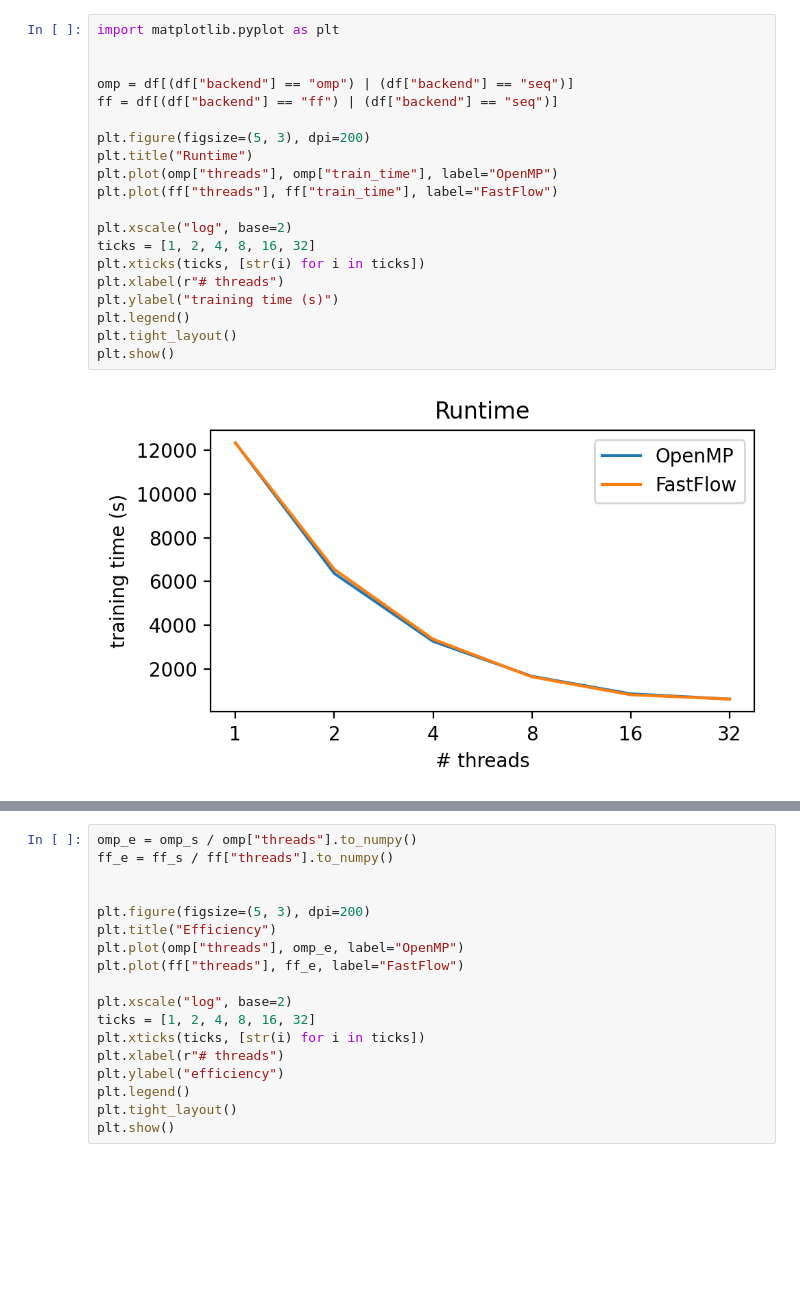
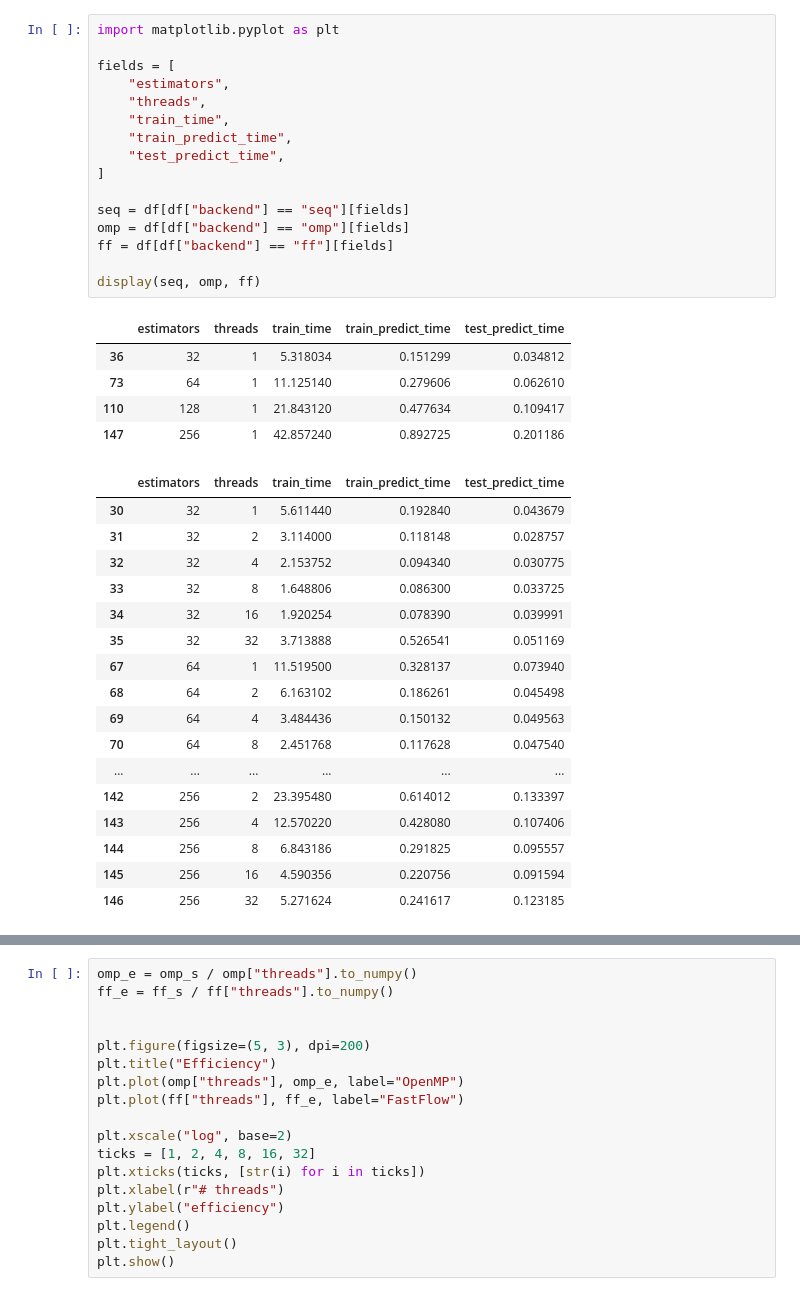
Before and after one commit to FedericoBustaffa/random_forest, a Jupyter notebook: notebooks/analysis.ipynb, the cells around one changed output, grey strips where cells are left out. Saved outputs shown, nothing was run; the diff lists cells and outputs as text; blank space fills up the shorter version.

```diff
--- a/notebooks/analysis.ipynb
+++ b/notebooks/analysis.ipynb
@@ -43,22 +30,39 @@ df
 # %%
 import matplotlib.pyplot as plt
 
+fields = [
+    "estimators",
+    "threads",
+    "train_time",
+    "train_predict_time",
+    "test_predict_time",
+]
 
-omp = df[(df["backend"] == "omp") | (df["backend"] == "seq")]
-ff = df[(df["backend"] == "ff") | (df["backend"] == "seq")]
+seq = df[df["backend"] == "seq"][fields]
+omp = df[df["backend"] == "omp"][fields]
+ff = df[df["backend"] == "ff"][fields]
 
-plt.figure(figsize=(5, 3), dpi=200)
-plt.title("Runtime")
-plt.plot(omp["threads"], omp["train_time"], label="OpenMP")
-plt.plot(ff["threads"], ff["train_time"], label="FastFlow")
-
-plt.xscale("log", base=2)
-ticks = [1, 2, 4, 8, 16, 32]
-plt.xticks(ticks, [str(i) for i in ticks])
-plt.xlabel(r"# threads")
-plt.ylabel("training time (s)")
-plt.legend()
-plt.tight_layout()
-plt.show()
+display(seq, omp, ff)
 # %% [output]
-[figure, removed]
+|  | estimators | threads | train_time | train_predict_time | test_predict_time |
+| 36 | 32 | 1 | 5.318034 | 0.151299 | 0.034812 |
+| 73 | 64 | 1 | 11.125140 | 0.279606 | 0.062610 |
+| 110 | 128 | 1 | 21.843120 | 0.477634 | 0.109417 |
+| 147 | 256 | 1 | 42.857240 | 0.892725 | 0.201186 |
+|  | estimators | threads | train_time | train_predict_time | test_predict_time |
+| 30 | 32 | 1 | 5.611440 | 0.192840 | 0.043679 |
+| 31 | 32 | 2 | 3.114000 | 0.118148 | 0.028757 |
+| 32 | 32 | 4 | 2.153752 | 0.094340 | 0.030775 |
+| 33 | 32 | 8 | 1.648806 | 0.086300 | 0.033725 |
+| 34 | 32 | 16 | 1.920254 | 0.078390 | 0.039991 |
+| 35 | 32 | 32 | 3.713888 | 0.526541 | 0.051169 |
+| 67 | 64 | 1 | 11.519500 | 0.328137 | 0.073940 |
+| 68 | 64 | 2 | 6.163102 | 0.186261 | 0.045498 |
+| 69 | 64 | 4 | 3.484436 | 0.150132 | 0.049563 |
+| 70 | 64 | 8 | 2.451768 | 0.117628 | 0.047540 |
+| ... | ... | ... | ... | ... | ... |
+| 142 | 256 | 2 | 23.395480 | 0.614012 | 0.133397 |
+| 143 | 256 | 4 | 12.570220 | 0.428080 | 0.107406 |
+| 144 | 256 | 8 | 6.843186 | 0.291825 | 0.095557 |
+| 145 | 256 | 16 | 4.590356 | 0.220756 | 0.091594 |
+| 146 | 256 | 32 | 5.271624 | 0.241617 | 0.123185 |
```
Also changed, not shown: parts of 7 cells of this notebook, 2 other files.
